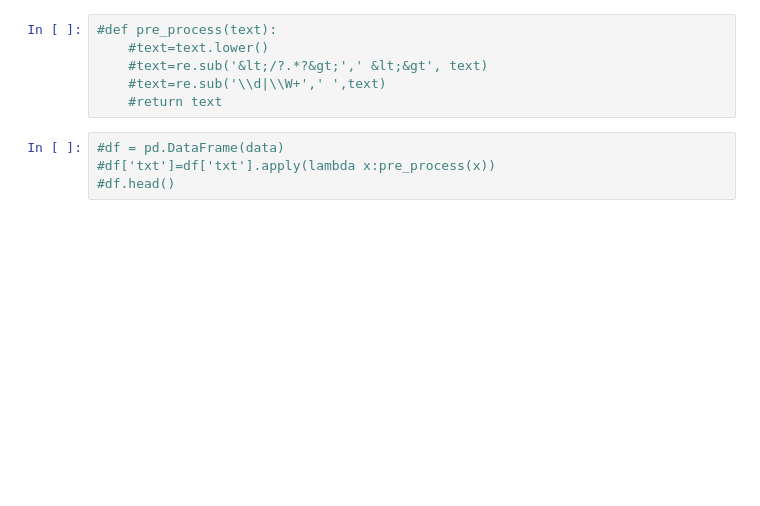
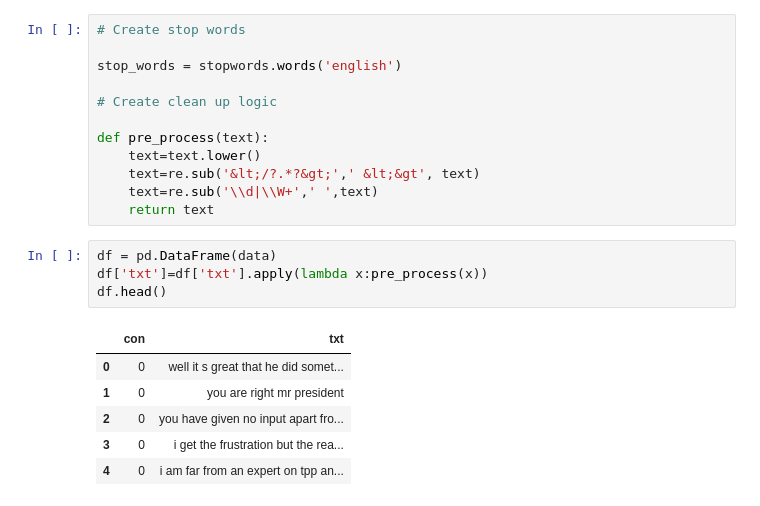
Before and after one commit to anirbanpalDSC/DSC550, a Jupyter notebook: Assignment 2.2.ipynb, the cells around one changed output. Cells and saved outputs as stored; diff of their text form; blank space fills up the shorter version.

```diff
--- a/Assignment 2.2.ipynb
+++ b/Assignment 2.2.ipynb
@@ -22,10 +27,23 @@ stop_words = stopwords.words('english')
 # %%
-#def pre_process(text):
-    #text=text.lower()
-    #text=re.sub('&lt;/?.*?&gt;',' &lt;&gt', text)
-    #text=re.sub('\\d|\\W+',' ',text)
-    #return text
+# Create stop words
+
+stop_words = stopwords.words('english')
+
+# Create clean up logic
+
+def pre_process(text):
+    text=text.lower()
+    text=re.sub('&lt;/?.*?&gt;',' &lt;&gt', text)
+    text=re.sub('\\d|\\W+',' ',text)
+    return text
 # %%
-#df = pd.DataFrame(data)
-#df['txt']=df['txt'].apply(lambda x:pre_process(x))
-#df.head()
+df = pd.DataFrame(data)
+df['txt']=df['txt'].apply(lambda x:pre_process(x))
+df.head()
+# %% [output]
+|  | con | txt |
+| 0 | 0 | well it s great that he did somet... |
+| 1 | 0 | you are right mr president |
+| 2 | 0 | you have given no input apart fro... |
+| 3 | 0 | i get the frustration but the rea... |
+| 4 | 0 | i am far from an expert on tpp an... |
```
Also changed, not shown: parts of 23 cells of this notebook.
